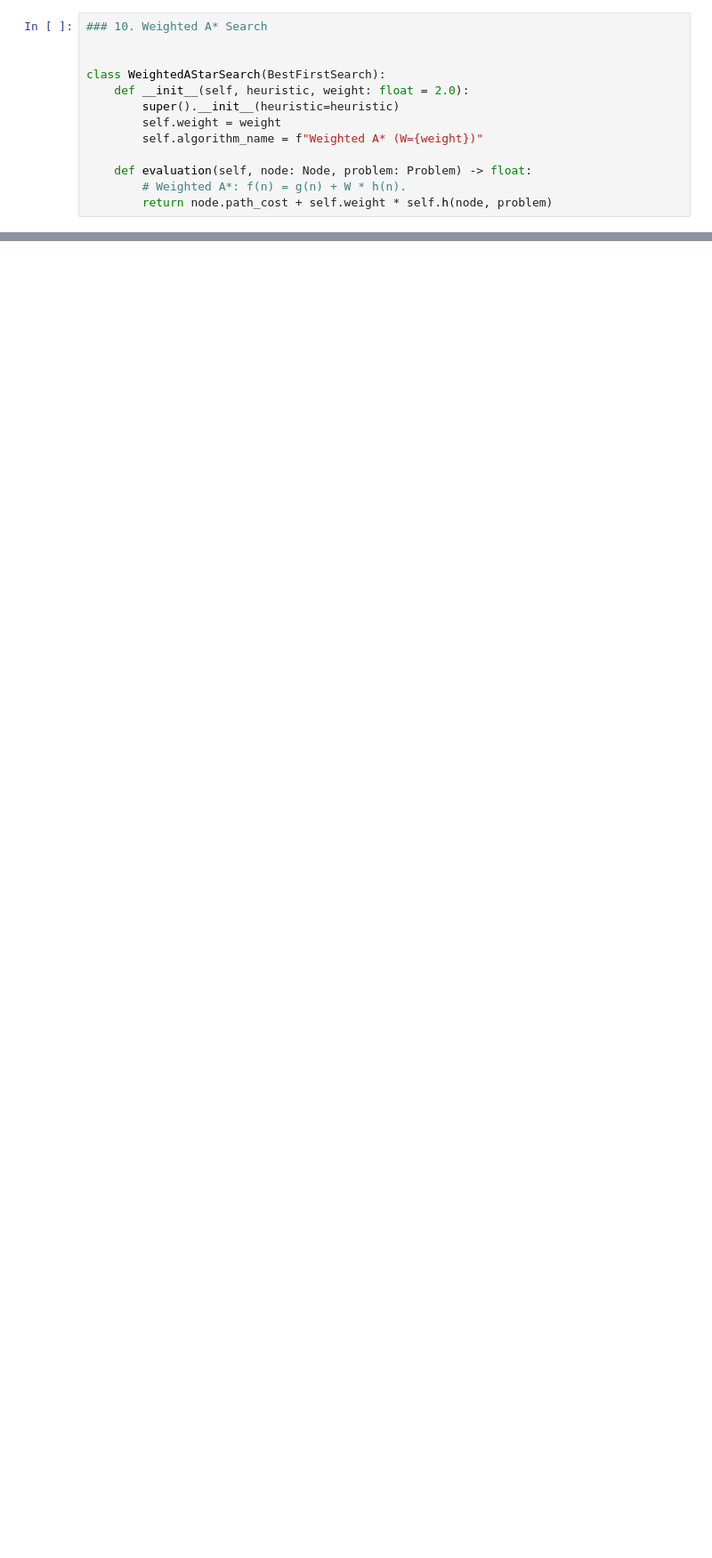
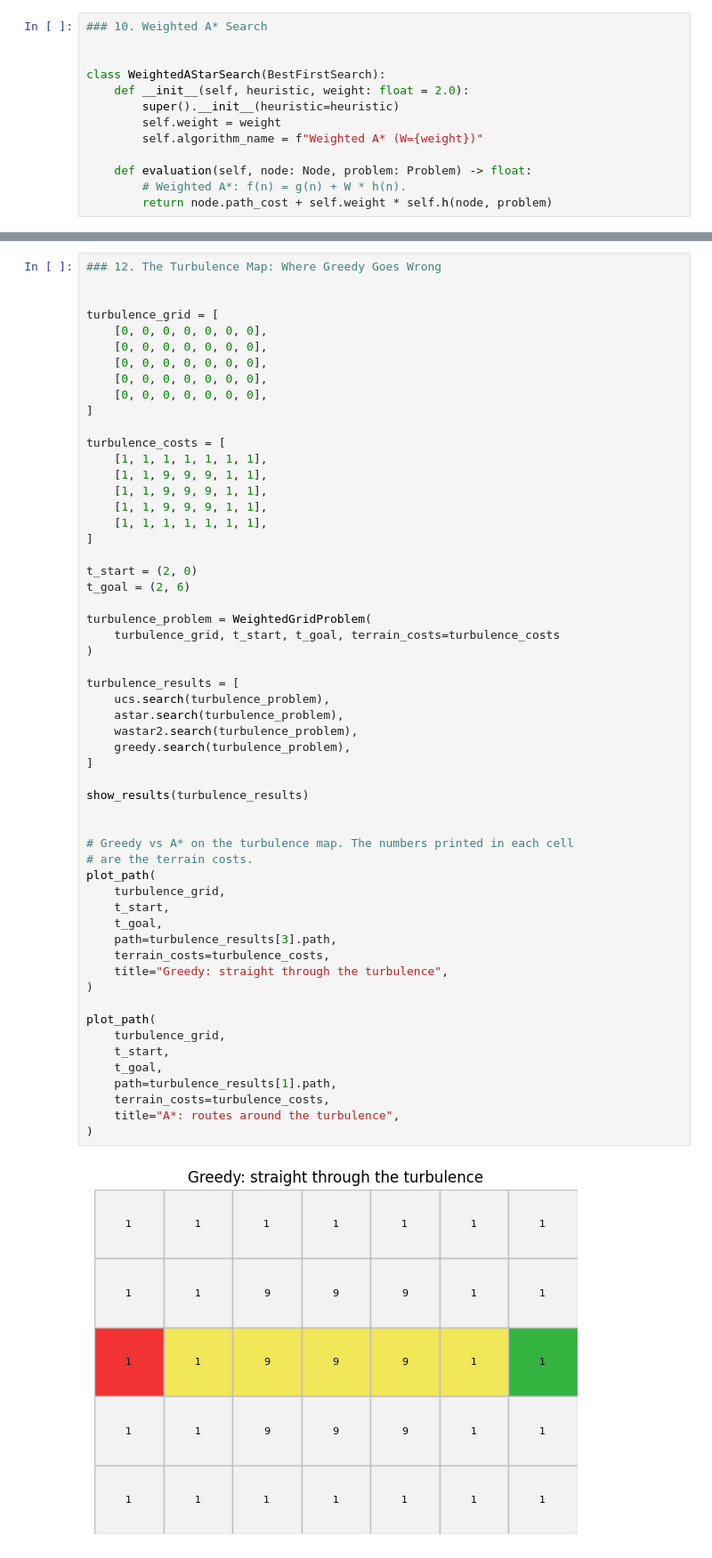
Before and after one commit to Glover69/DronePathfindingLab-1, a Jupyter notebook: Daniel_Glover_Lab1B.ipynb, the cells around one changed output, grey strips where cells are left out. Shown at 89% size. Saved outputs shown, nothing was run; the diff lists cells and outputs as text; blank space fills up the shorter version.

```diff
--- a/Daniel_Glover_Lab1B.ipynb
+++ b/Daniel_Glover_Lab1B.ipynb
@@ -587,0 +598,58 @@ plot_path(
+# %%
+### 12. The Turbulence Map: Where Greedy Goes Wrong
+
+
+turbulence_grid = [
+    [0, 0, 0, 0, 0, 0, 0],
+    [0, 0, 0, 0, 0, 0, 0],
+    [0, 0, 0, 0, 0, 0, 0],
+    [0, 0, 0, 0, 0, 0, 0],
+    [0, 0, 0, 0, 0, 0, 0],
+]
+
+turbulence_costs = [
+    [1, 1, 1, 1, 1, 1, 1],
+    [1, 1, 9, 9, 9, 1, 1],
+    [1, 1, 9, 9, 9, 1, 1],
+    [1, 1, 9, 9, 9, 1, 1],
+    [1, 1, 1, 1, 1, 1, 1],
+]
+
+t_start = (2, 0)
+t_goal = (2, 6)
+
+turbulence_problem = WeightedGridProblem(
+    turbulence_grid, t_start, t_goal, terrain_costs=turbulence_costs
+)
+
+turbulence_results = [
+    ucs.search(turbulence_problem),
+    astar.search(turbulence_problem),
+    wastar2.search(turbulence_problem),
+    greedy.search(turbulence_problem),
+]
+
+show_results(turbulence_results)
+
+
+# Greedy vs A* on the turbulence map. The numbers printed in each cell
+# are the terrain costs.
+plot_path(
+    turbulence_grid,
+    t_start,
+    t_goal,
+    path=turbulence_results[3].path,
+    terrain_costs=turbulence_costs,
+    title="Greedy: straight through the turbulence",
+)
+
+plot_path(
+    turbulence_grid,
+    t_start,
+    t_goal,
+    path=turbulence_results[1].path,
+    terrain_costs=turbulence_costs,
+    title="A*: routes around the turbulence",
+)
+# %% [output]
+[figure, added]
```
Also changed, not shown: parts of 9 cells of this notebook, 7 other files.
